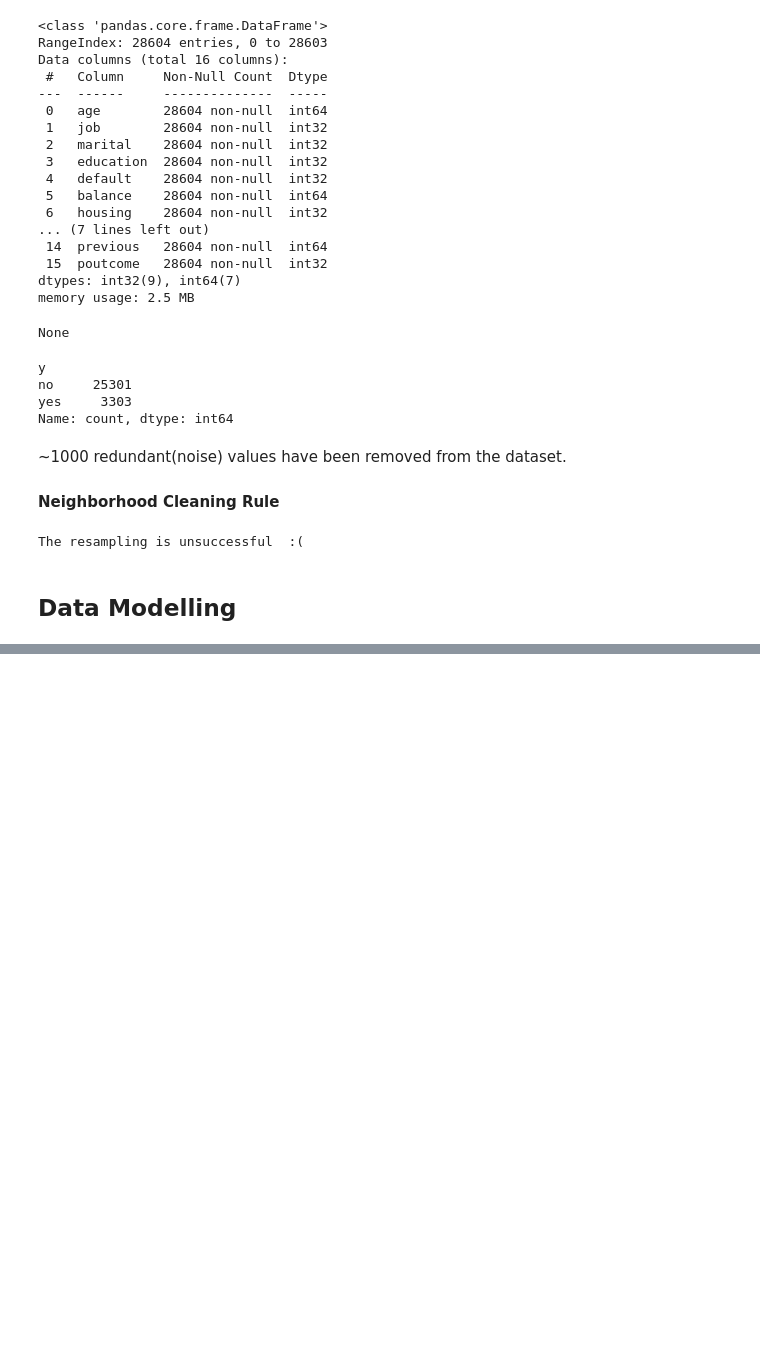
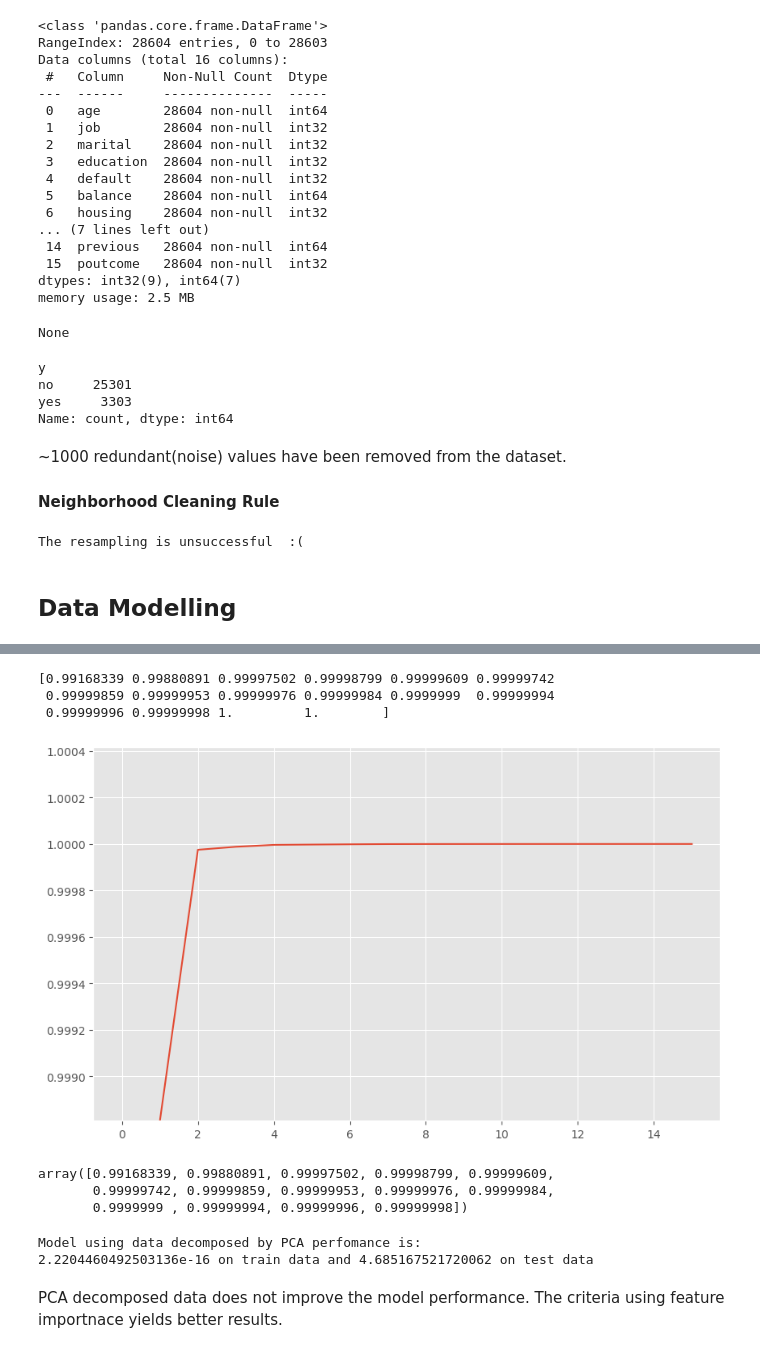
Before and after one commit to Nickimani/PRODIGY_DS_03, a Jupyter notebook: notebook.ipynb, the cells around one changed output, grey strips where cells are left out. Drawn from its saved outputs; the diff is of its cells as text; code cells hidden in the pictures; blank space fills up the shorter version.

Commit message:
Built final model

```diff
--- a/notebook.ipynb
+++ b/notebook.ipynb
@@ -386,0 +434,50 @@ Start using recall, auc and precision scores and confusion Matrix
+# %%
+# Instantiating and fitting the decomposer
+decomposer = PCA(random_state=42)
+decomposer.fit(X_train_oss)
+
+# Checking the explained variance ratios
+explained_variance = decomposer.explained_variance_ratio_.cumsum()
+
+print(explained_variance)  # Printing the cumulative explained variance
+
+# Plotting the cumulative variance explained
+plt.figure(figsize=(10, 6))
+plt.plot(explained_variance)
+plt.ylim(bottom=explained_variance[1])  # Limiting y axis for better visibility of >2 features
+plt.show()
+# %% [output]
+[0.99168339 0.99880891 0.99997502 0.99998799 0.99999609 0.99999742
+ 0.99999859 0.99999953 0.99999976 0.99999984 0.9999999  0.99999994
+ 0.99999996 0.99999998 1.         1.        ]
+[figure, added]
+# %%
+# Transforming X train and test data
+decomposer_2 = PCA(n_components=14, random_state=42)
+
+# Fitting and transforming the data
+X_train_dec = decomposer_2.fit_transform(X_train_oss)
+X_test_dec = decomposer_2.transform(X_test)
+
+decomposer_2.explained_variance_ratio_.cumsum()  # Checking the variance ratios
+# %% [output]
+array([0.99168339, 0.99880891, 0.99997502, 0.99998799, 0.99999609,
+       0.99999742, 0.99999859, 0.99999953, 0.99999976, 0.99999984,
+       0.9999999 , 0.99999994, 0.99999996, 0.99999998])
+# %%
+# Model with PCA data
+dec_model = DecisionTreeClassifier(random_state=42)
+
+dec_model.fit(X_train_dec, y_train_oss)
+dec_train_preds = dec_model.predict_proba(X_train_dec)[:, -1]
+dec_test_preds = dec_model.predict_proba(X_test_dec)[:, -1]
+dec_train_logloss = log_loss(y_train_oss, dec_train_preds)
+dec_test_logloss = log_loss(y_test, dec_test_preds)
+
+print(f"""Model using data decomposed by PCA perfomance is:
+{dec_train_logloss} on train data and {dec_test_logloss} on test data""")
+# %% [output]
+Model using data decomposed by PCA perfomance is:
+2.2204460492503136e-16 on train data and 4.685167521720062 on test data
+# %% [markdown]
+PCA decomposed data does not improve the model performance. The criteria using feature importnace yields better results.
```
Also changed, not shown: parts of 22 cells of this notebook.
